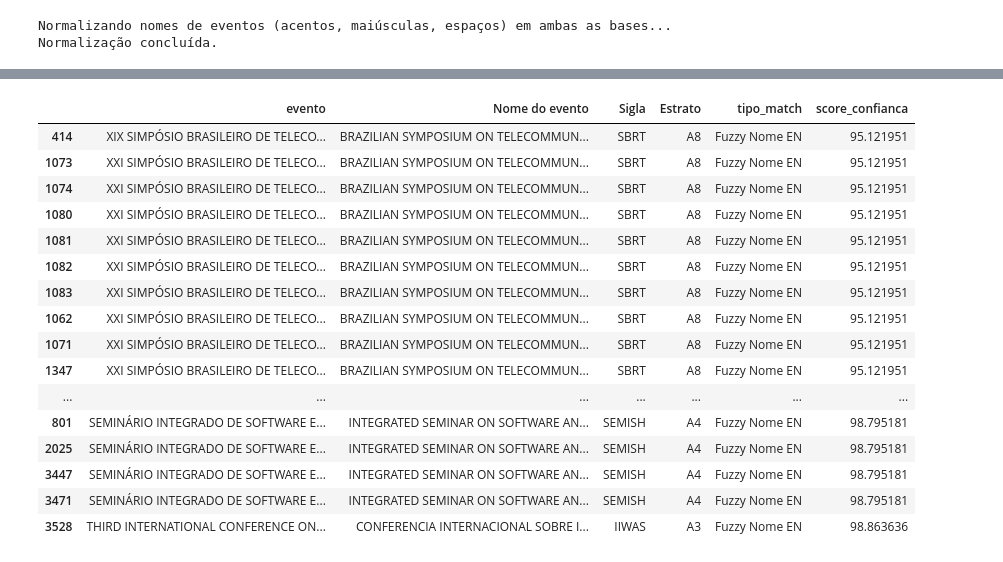
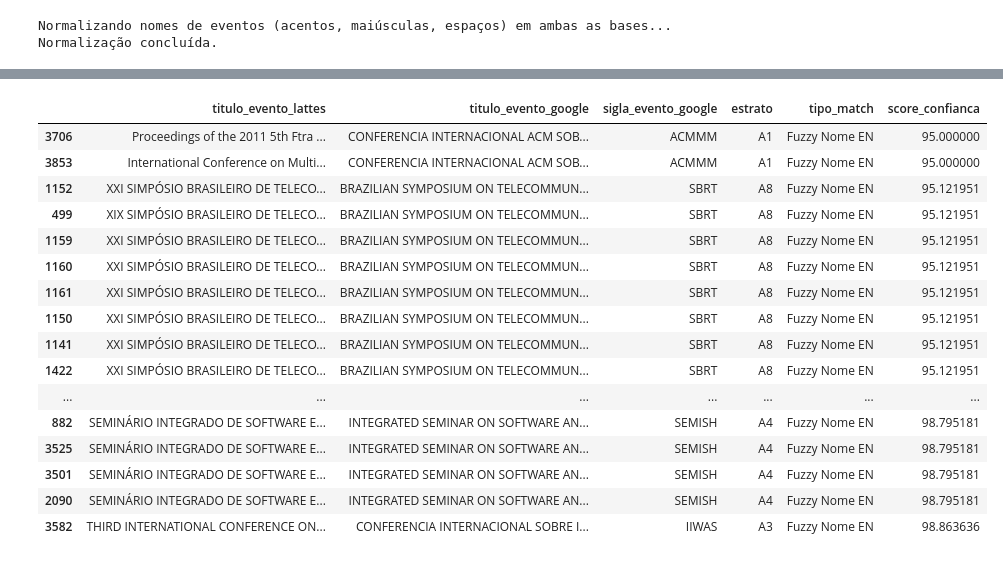
Before and after one commit to alobogiron/pesc_stats, a Jupyter notebook: analyse_organizado.ipynb, the cells around one changed output, grey strips where cells are left out. Saved outputs shown, nothing was run; the diff lists cells and outputs as text; code cells hidden in the pictures.

```diff
--- a/analyse_organizado.ipynb
+++ b/analyse_organizado.ipynb
@@ -845,0 +852,13 @@ referência.
+# %%
+SCOPUS_API_KEY = __import__('os').getenv('SCOPUS_API_KEY')
+SCOPUS_INST_TOKEN = __import__('os').getenv('SCOPUS_INST_TOKEN')
+
+df_artigos_periodico_scopus = montar_df_vazio(COLUNAS_PERIODICO)
+df_artigos_congresso_scopus = montar_df_vazio(COLUNAS_CONGRESSO)
+
+if not SCOPUS_API_KEY:
+    print("AVISO: SCOPUS_API_KEY não configurada no .env -- "
+          "extração Scopus pulada (df_artigos_periodico_scopus/df_artigos_congresso_scopus ficam vazios).")
+else:
+    pybliometrics.init(keys=[SCOPUS_API_KEY], inst_tokens=[SCOPUS_INST_TOKEN] if SCOPUS_INST_TOKEN else None)
+    print("Cliente Scopus (pybliometrics) inicializado com sucesso!")
@@ -910,7 +1805,8 @@ def limpar_texto(serie):
             .str.strip())
 
 
-df_bib_trab_congresso['evento_limpo'] = limpar_texto(df_bib_trab_congresso['evento'])
+df_base_congressos = df_congressos_unificado.copy()
+df_base_congressos['evento_limpo'] = limpar_texto(df_base_congressos['titulo_evento_lattes'])
 df_google_raw['Nome do evento'] = limpar_texto(df_google_raw['Nome do evento'])
 df_google_raw['Nome do evento em inglês'] = limpar_texto(df_google_raw['Nome do evento em inglês'])
 df_google_raw['Sigla'] = limpar_texto(df_google_raw['Sigla'])
@@ -951,7 +1842,7 @@ LIMIAR_CORTE_FUZZY = 95  # Escala 0-100; valor alto para evitar falsos positivos
 
 
 def encontrar_melhor_match_fuzzy(evento_lattes):
-    """Procura, na base de eventos classificados, o melhor match fuzzy para um nome de evento do Lattes.
+    """Procura, na base de eventos classificados, o melhor match fuzzy para um nome de evento.
 
     Retorna uma tupla: (sigla, nome_do_evento_padronizado, estrato, tipo_match, score_confianca).
     Quando não há match acima do limiar, retorna estrato 'A8' (pior classificação) e tipo 'Sem Match'.
@@ -1066,25 +1952,26 @@ geralmente vêm de match por sigla exata ou nome idêntico, enquanto a faixa
 limiar_inferior = 95
 limiar_superior = 99
 
-df_zona_critica = df_artigos_congresso_final[
-    (df_artigos_congresso_final['score_confianca'] >= limiar_inferior) &
-    (df_artigos_congresso_final['score_confianca'] <= limiar_superior)
-].copy()
+if not df_base_congressos.empty:
+    df_zona_critica = df_base_congressos[
+        (df_base_congressos['score_confianca'] >= limiar_inferior) &
+        (df_base_congressos['score_confianca'] <= limiar_superior)
+    ].copy()
 
-df_zona_critica = df_zona_critica.sort_values(by='score_confianca', ascending=True)
+    df_zona_critica = df_zona_critica.sort_values(by='score_confianca', ascending=True)
 
-colunas_para_auditoria = ['evento', 'Nome do evento', 'Sigla', 'Estrato', 'tipo_match', 'score_confianca']
-tabela_auditoria = df_zona_critica[colunas_para_auditoria]
+    colunas_para_auditoria = ['titulo_evento_lattes', 'titulo_evento_google', 'sigla_evento_google', 'estrato', 'tipo_match', 'score_confianca']
+    tabela_auditoria = df_zona_critica[colunas_para_auditoria]
 
-print(f"Encontrados {len(tabela_auditoria)} registros na zona crítica (score {limiar_inferior} a {limiar_superior}).")
-print("Recomenda-se leitura atenta para garantir que não há homônimos.\n")
+    print(f"Encontrados {len(tabela_auditoria)} registros na zona crítica (score {limiar_inferior} a {limiar_superior}).")
+    print("Recomenda-se leitura atenta para garantir que não há homônimos.\n")
 
-display(
-    tabela_auditoria.style.background_gradient(
-        subset=['score_confianca'],
-        cmap='YlOrRd_r',
-        vmin=limiar_inferior,
-        vmax=limiar_superior
+    display(
+        tabela_auditoria.style.background_gradient(
+            subset=['score_confianca'],
+            cmap='YlOrRd_r',
+            vmin=limiar_inferior,
+            vmax=limiar_superior
+        )
     )
-)
 # %% [output]
@@ -1092,18 +1979,18 @@ Encontrados 123 registros na zona crítica (score 95 a 99).
 Recomenda-se leitura atenta para garantir que não há homônimos.
-|  | evento | Nome do evento | Sigla | Estrato | tipo_match | score_confianca |
-| 414 | XIX SIMPÓSIO BRASILEIRO DE TELECO... | BRAZILIAN SYMPOSIUM ON TELECOMMUN... | SBRT | A8 | Fuzzy Nome EN | 95.121951 |
-| 1073 | XXI SIMPÓSIO BRASILEIRO DE TELECO... | BRAZILIAN SYMPOSIUM ON TELECOMMUN... | SBRT | A8 | Fuzzy Nome EN | 95.121951 |
-| 1074 | XXI SIMPÓSIO BRASILEIRO DE TELECO... | BRAZILIAN SYMPOSIUM ON TELECOMMUN... | SBRT | A8 | Fuzzy Nome EN | 95.121951 |
-| 1080 | XXI SIMPÓSIO BRASILEIRO DE TELECO... | BRAZILIAN SYMPOSIUM ON TELECOMMUN... | SBRT | A8 | Fuzzy Nome EN | 95.121951 |
-| 1081 | XXI SIMPÓSIO BRASILEIRO DE TELECO... | BRAZILIAN SYMPOSIUM ON TELECOMMUN... | SBRT | A8 | Fuzzy Nome EN | 95.121951 |
-| 1082 | XXI SIMPÓSIO BRASILEIRO DE TELECO... | BRAZILIAN SYMPOSIUM ON TELECOMMUN... | SBRT | A8 | Fuzzy Nome EN | 95.121951 |
-| 1083 | XXI SIMPÓSIO BRASILEIRO DE TELECO... | BRAZILIAN SYMPOSIUM ON TELECOMMUN... | SBRT | A8 | Fuzzy Nome EN | 95.121951 |
-| 1062 | XXI SIMPÓSIO BRASILEIRO DE TELECO... | BRAZILIAN SYMPOSIUM ON TELECOMMUN... | SBRT | A8 | Fuzzy Nome EN | 95.121951 |
-| 1071 | XXI SIMPÓSIO BRASILEIRO DE TELECO... | BRAZILIAN SYMPOSIUM ON TELECOMMUN... | SBRT | A8 | Fuzzy Nome EN | 95.121951 |
-| 1347 | XXI SIMPÓSIO BRASILEIRO DE TELECO... | BRAZILIAN SYMPOSIUM ON TELECOMMUN... | SBRT | A8 | Fuzzy Nome EN | 95.121951 |
+|  | titulo_evento_lattes | titulo_evento_google | sigla_evento_google | estrato | tipo_match | score_confianca |
+| 3706 | Proceedings of the 2011 5th Ftra ... | CONFERENCIA INTERNACIONAL ACM SOB... | ACMMM | A1 | Fuzzy Nome EN | 95.000000 |
+| 3853 | International Conference on Multi... | CONFERENCIA INTERNACIONAL ACM SOB... | ACMMM | A1 | Fuzzy Nome EN | 95.000000 |
+| 1152 | XXI SIMPÓSIO BRASILEIRO DE TELECO... | BRAZILIAN SYMPOSIUM ON TELECOMMUN... | SBRT | A8 | Fuzzy Nome EN | 95.121951 |
+| 499 | XIX SIMPÓSIO BRASILEIRO DE TELECO... | BRAZILIAN SYMPOSIUM ON TELECOMMUN... | SBRT | A8 | Fuzzy Nome EN | 95.121951 |
+| 1159 | XXI SIMPÓSIO BRASILEIRO DE TELECO... | BRAZILIAN SYMPOSIUM ON TELECOMMUN... | SBRT | A8 | Fuzzy Nome EN | 95.121951 |
+| 1160 | XXI SIMPÓSIO BRASILEIRO DE TELECO... | BRAZILIAN SYMPOSIUM ON TELECOMMUN... | SBRT | A8 | Fuzzy Nome EN | 95.121951 |
+| 1161 | XXI SIMPÓSIO BRASILEIRO DE TELECO... | BRAZILIAN SYMPOSIUM ON TELECOMMUN... | SBRT | A8 | Fuzzy Nome EN | 95.121951 |
+| 1150 | XXI SIMPÓSIO BRASILEIRO DE TELECO... | BRAZILIAN SYMPOSIUM ON TELECOMMUN... | SBRT | A8 | Fuzzy Nome EN | 95.121951 |
+| 1141 | XXI SIMPÓSIO BRASILEIRO DE TELECO... | BRAZILIAN SYMPOSIUM ON TELECOMMUN... | SBRT | A8 | Fuzzy Nome EN | 95.121951 |
+| 1422 | XXI SIMPÓSIO BRASILEIRO DE TELECO... | BRAZILIAN SYMPOSIUM ON TELECOMMUN... | SBRT | A8 | Fuzzy Nome EN | 95.121951 |
 | ... | ... | ... | ... | ... | ... | ... |
-| 801 | SEMINÁRIO INTEGRADO DE SOFTWARE E... | INTEGRATED SEMINAR ON SOFTWARE AN... | SEMISH | A4 | Fuzzy Nome EN | 98.795181 |
-| 2025 | SEMINÁRIO INTEGRADO DE SOFTWARE E... | INTEGRATED SEMINAR ON SOFTWARE AN... | SEMISH | A4 | Fuzzy Nome EN | 98.795181 |
-| 3447 | SEMINÁRIO INTEGRADO DE SOFTWARE E... | INTEGRATED SEMINAR ON SOFTWARE AN... | SEMISH | A4 | Fuzzy Nome EN | 98.795181 |
-| 3471 | SEMINÁRIO INTEGRADO DE SOFTWARE E... | INTEGRATED SEMINAR ON SOFTWARE AN... | SEMISH | A4 | Fuzzy Nome EN | 98.795181 |
-| 3528 | THIRD INTERNATIONAL CONFERENCE ON... | CONFERENCIA INTERNACIONAL SOBRE I... | IIWAS | A3 | Fuzzy Nome EN | 98.863636 |
+| 882 | SEMINÁRIO INTEGRADO DE SOFTWARE E... | INTEGRATED SEMINAR ON SOFTWARE AN... | SEMISH | A4 | Fuzzy Nome EN | 98.795181 |
+| 3525 | SEMINÁRIO INTEGRADO DE SOFTWARE E... | INTEGRATED SEMINAR ON SOFTWARE AN... | SEMISH | A4 | Fuzzy Nome EN | 98.795181 |
+| 3501 | SEMINÁRIO INTEGRADO DE SOFTWARE E... | INTEGRATED SEMINAR ON SOFTWARE AN... | SEMISH | A4 | Fuzzy Nome EN | 98.795181 |
+| 2090 | SEMINÁRIO INTEGRADO DE SOFTWARE E... | INTEGRATED SEMINAR ON SOFTWARE AN... | SEMISH | A4 | Fuzzy Nome EN | 98.795181 |
+| 3582 | THIRD INTERNATIONAL CONFERENCE ON... | CONFERENCIA INTERNACIONAL SOBRE I... | IIWAS | A3 | Fuzzy Nome EN | 98.863636 |
```
Also changed, not shown: parts of 79 cells of this notebook, 11 other files.
